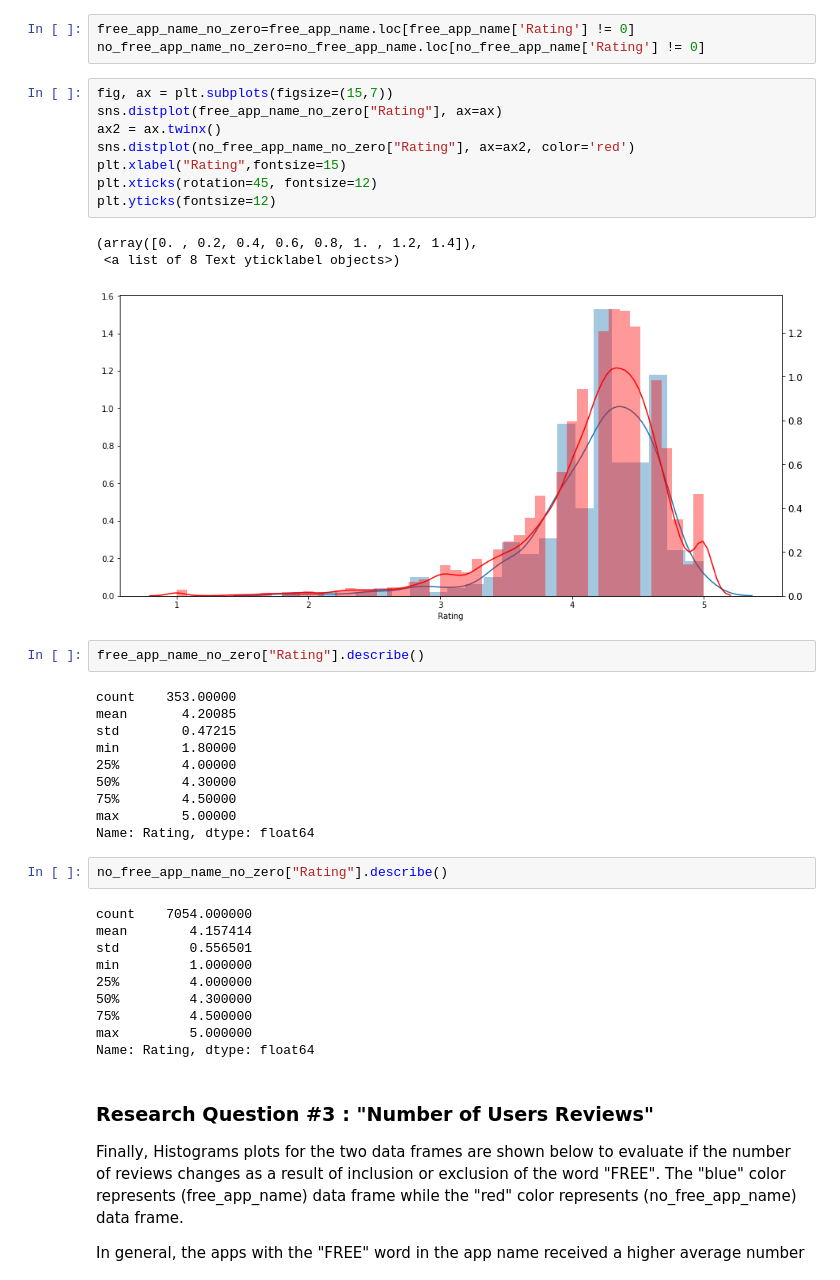
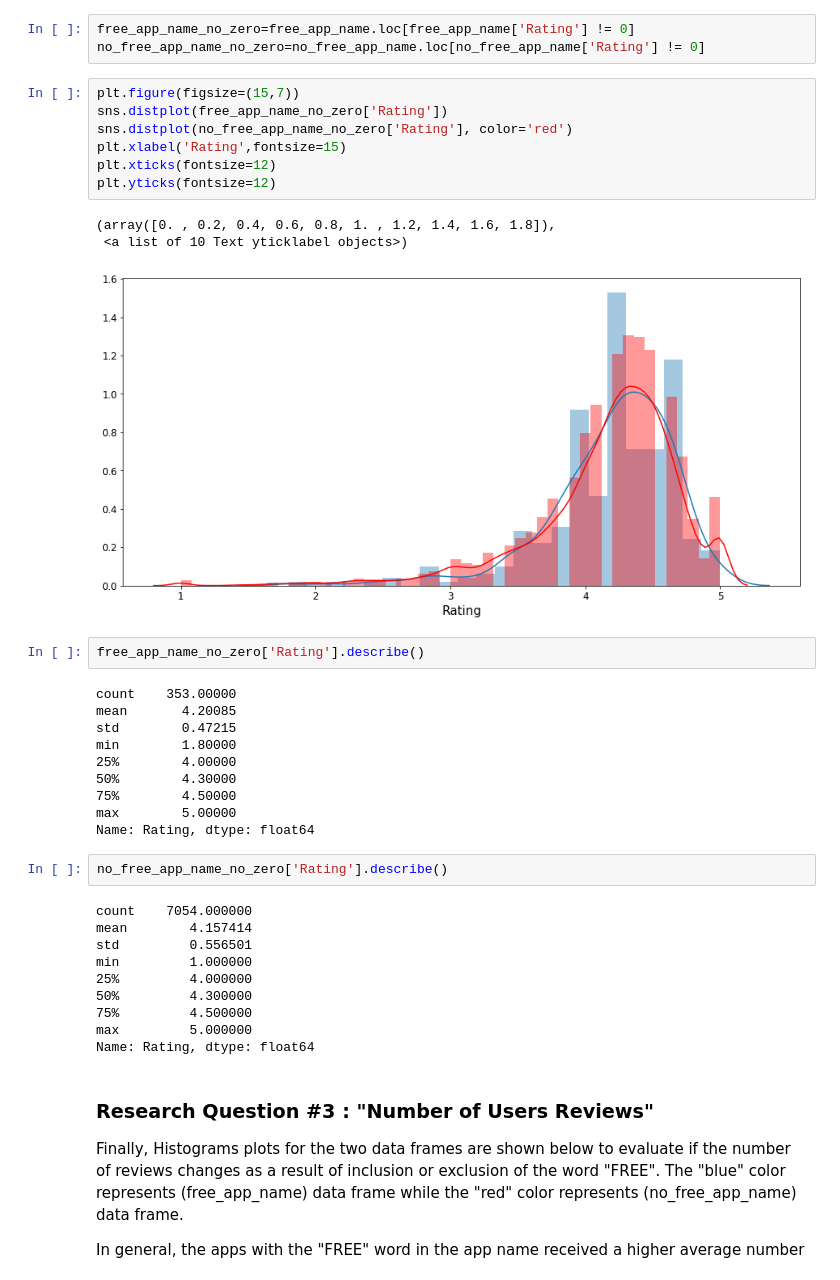
Before and after one commit to romer1979/Google_Play_store, a Jupyter notebook: capestone_project_I.ipynb, the cells around one changed output. Drawn from its saved outputs; the diff is of its cells as text.

```diff
--- a/capestone_project_I.ipynb
+++ b/capestone_project_I.ipynb
@@ -415,19 +415,18 @@ After removing the apps with "Zero" score from both data frames, both distributi
 free_app_name_no_zero=free_app_name.loc[free_app_name['Rating'] != 0]
 no_free_app_name_no_zero=no_free_app_name.loc[no_free_app_name['Rating'] != 0]
 # %%
-fig, ax = plt.subplots(figsize=(15,7))
-sns.distplot(free_app_name_no_zero["Rating"], ax=ax)
-ax2 = ax.twinx()
-sns.distplot(no_free_app_name_no_zero["Rating"], ax=ax2, color='red')
-plt.xlabel("Rating",fontsize=15)
-plt.xticks(rotation=45, fontsize=12)
+plt.figure(figsize=(15,7))
+sns.distplot(free_app_name_no_zero['Rating'])
+sns.distplot(no_free_app_name_no_zero['Rating'], color='red')
+plt.xlabel('Rating',fontsize=15)
+plt.xticks(fontsize=12)
 plt.yticks(fontsize=12)
 # %% [output]
-(array([0. , 0.2, 0.4, 0.6, 0.8, 1. , 1.2, 1.4]),
- <a list of 8 Text yticklabel objects>)
+(array([0. , 0.2, 0.4, 0.6, 0.8, 1. , 1.2, 1.4, 1.6, 1.8]),
+ <a list of 10 Text yticklabel objects>)
-[figure, old version]
+[figure, new version]
 # %%
-free_app_name_no_zero["Rating"].describe()
+free_app_name_no_zero['Rating'].describe()
 # %% [output]
 count    353.00000
 mean       4.20085
@@ -439,7 +438,7 @@ min        1.80000
 max        5.00000
 Name: Rating, dtype: float64
 # %%
-no_free_app_name_no_zero["Rating"].describe()
+no_free_app_name_no_zero['Rating'].describe()
 # %% [output]
 count    7054.000000
 mean        4.157414
```
Also changed, not shown: parts of 15 cells of this notebook.
